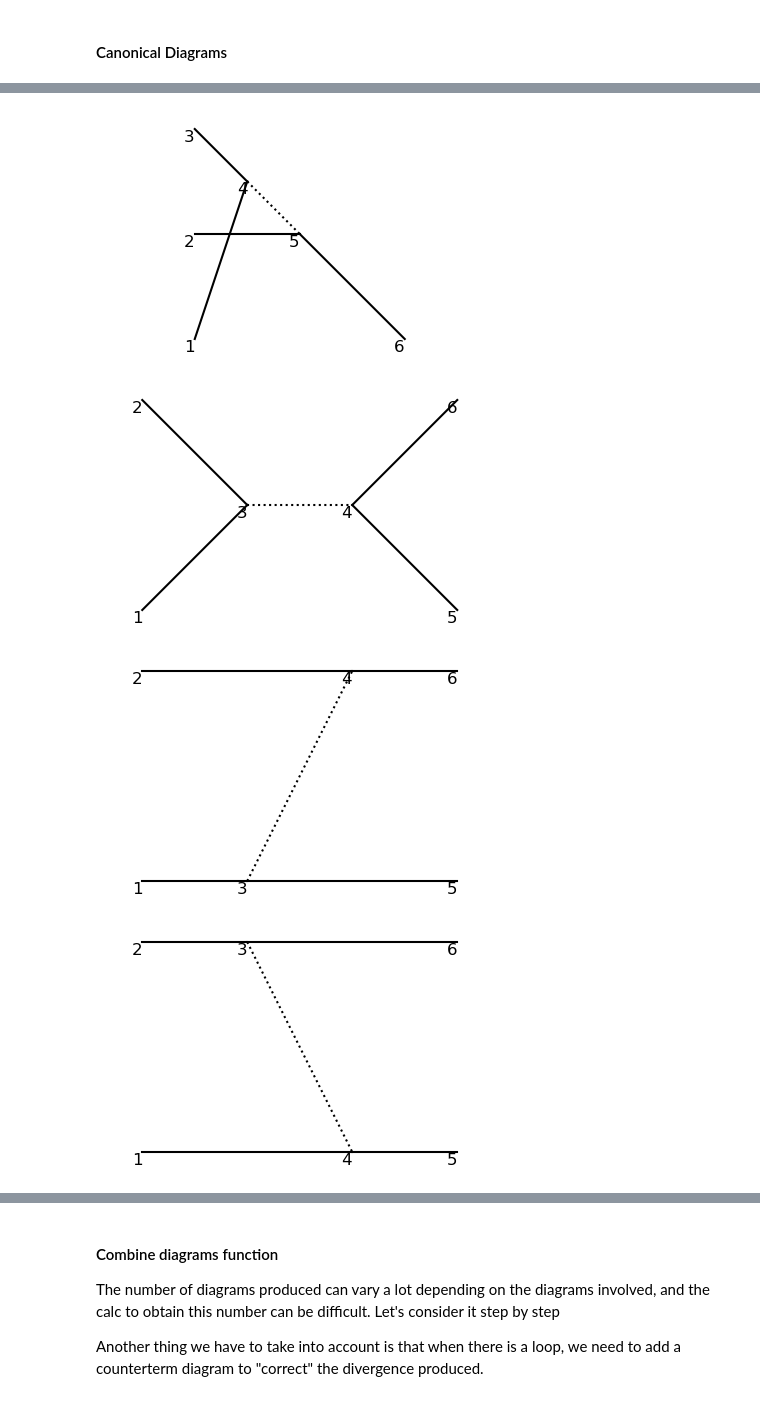
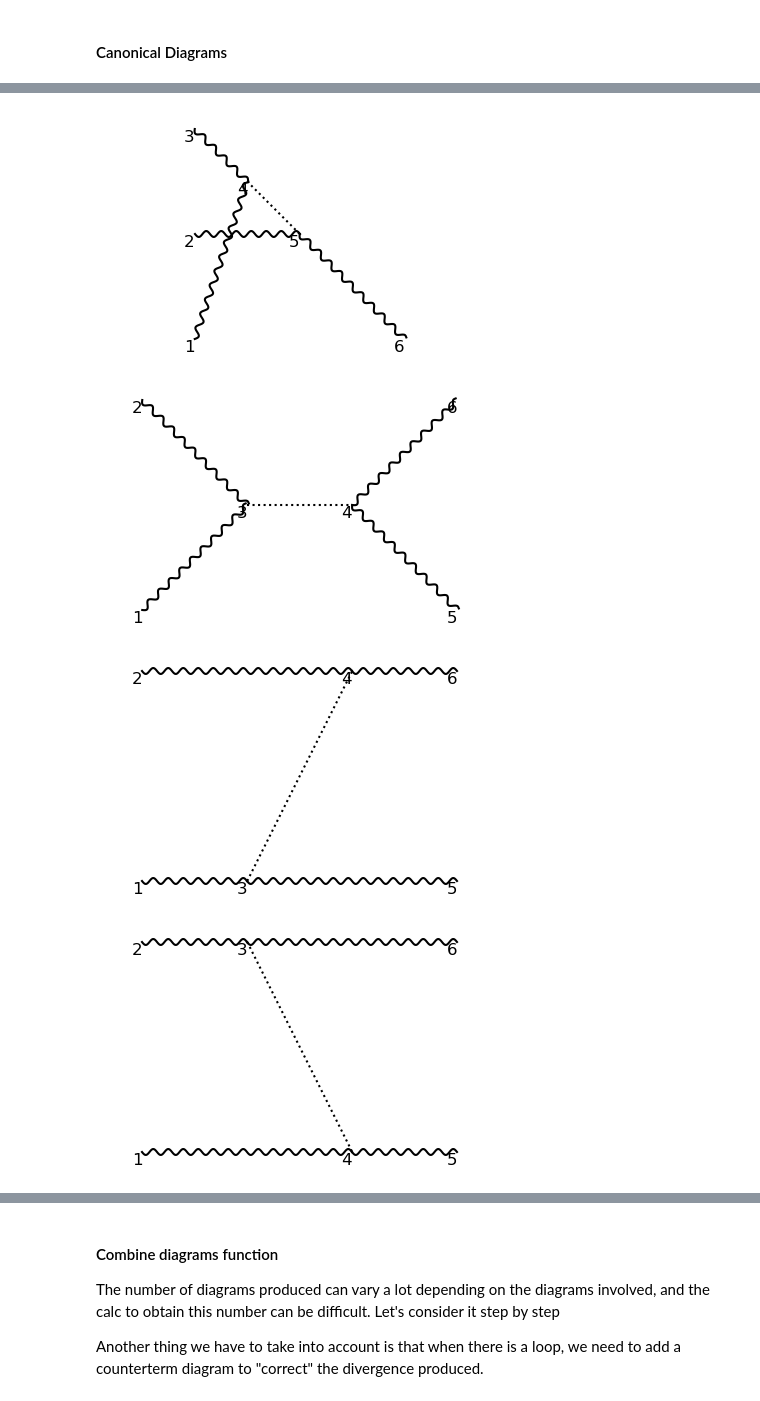
Before and after one commit to liuzhuozhuo/edp-renormalization, a Jupyter notebook: python/development/multiparticles.ipynb, the cells around one changed output, grey strips where cells are left out. Cells and saved outputs as stored; diff of their text form; code cells hidden in the pictures.

```diff
--- a/python/development/multiparticles.ipynb
+++ b/python/development/multiparticles.ipynb
@@ -485,6 +485,9 @@ def decrement_number_in_array_2D(array, number):
     return array
 
 def simplify_diagram_it (points, paths):
+    """
+    Function that will be iterated to simplify the diagram by removing the points and paths that are not needed.
+    """
     pos = np.zeros((2, 3), dtype=int)
     for i in range(1, np.max(paths)+1):
         count = 0
@@ -521,6 +524,10 @@ def simplify_diagram_it (points, paths):
     return points, trim_zeros_3D(paths, axis=1)
 
 def simplify_diagram (points, paths):
+    """
+    Simplify the diagram by removing the points and paths that are not needed, by iterating the function simplify_diagram_it, until the
+    number of points and paths does not change anymore.
+    """
     new_points, new_paths = simplify_diagram_it(points, paths)
     new_new_points, new_new_paths = simplify_diagram_it(new_points, new_paths)
     while len(new_points) != len(new_new_points) or len(new_paths) != len(new_new_paths):
@@ -552,5 +561,8 @@ for i in range(len(paths3)):
 # %%
 def herm_conj (points, paths):
+    """
+    Return the hermitian conjugate of the diagram by changing x position of the points
+    """
     max = np.max(points)
     for i in range(len(points)):
         points[i, 0] = max - points[i, 0]-1
@@ -578,7 +590,7 @@ can_paths_1st[0] = paths_1st_1
 can_paths_1st[1] = paths_1st_2
 
 for i in range(len(can_paths_1st)):
-    represent_diagram(can_points_1st[i], can_paths_1st[i], index=True, line=["solid", "dotted"], colors=["black", "black"])
+    represent_diagram(can_points_1st[i], can_paths_1st[i], index=True, line=["photon", "dotted"], colors=["black", "black"])
 
 points_2nd_1_1 = np.array([[0, 1], [0, 3], [0, 5], [1, 4], [2, 3], [4, 1]])
 paths_2nd_1_1g = np.array([[1, 5], [2, 4], [3, 4], [5, 6]])
@@ -647,7 +659,7 @@ can_paths_2nd[9] = herm_conj(points_2nd_1_2, paths_2nd_1_2)[1]
 can_paths_2nd[10] = herm_conj(points_2nd_1_3, paths_2nd_1_3)[1]
 
 for i in range(len(can_paths_2nd)):
-    represent_diagram(can_points_2nd[i], can_paths_2nd[i], index=True, line=["solid", "dotted"], colors=["black", "black"])
+    represent_diagram(can_points_2nd[i], can_paths_2nd[i], index=True, line=["photon", "dotted"], colors=["black", "black"])
 
 can_points = [can_points_1st, can_points_2nd]
 can_paths = [can_paths_1st, can_paths_2nd]
@@ -657,6 +669,6 @@ can_paths = [can_paths_1st, can_paths_2nd]
 [figure]
 [figure]
-[figure, old version]
+[figure, new version]
 [figure]
-[figure, old version]
+[figure, new version]
-[figure, old version]
+[figure, new version]
```
Also changed, not shown: parts of 13 cells of this notebook, 1 other file.
